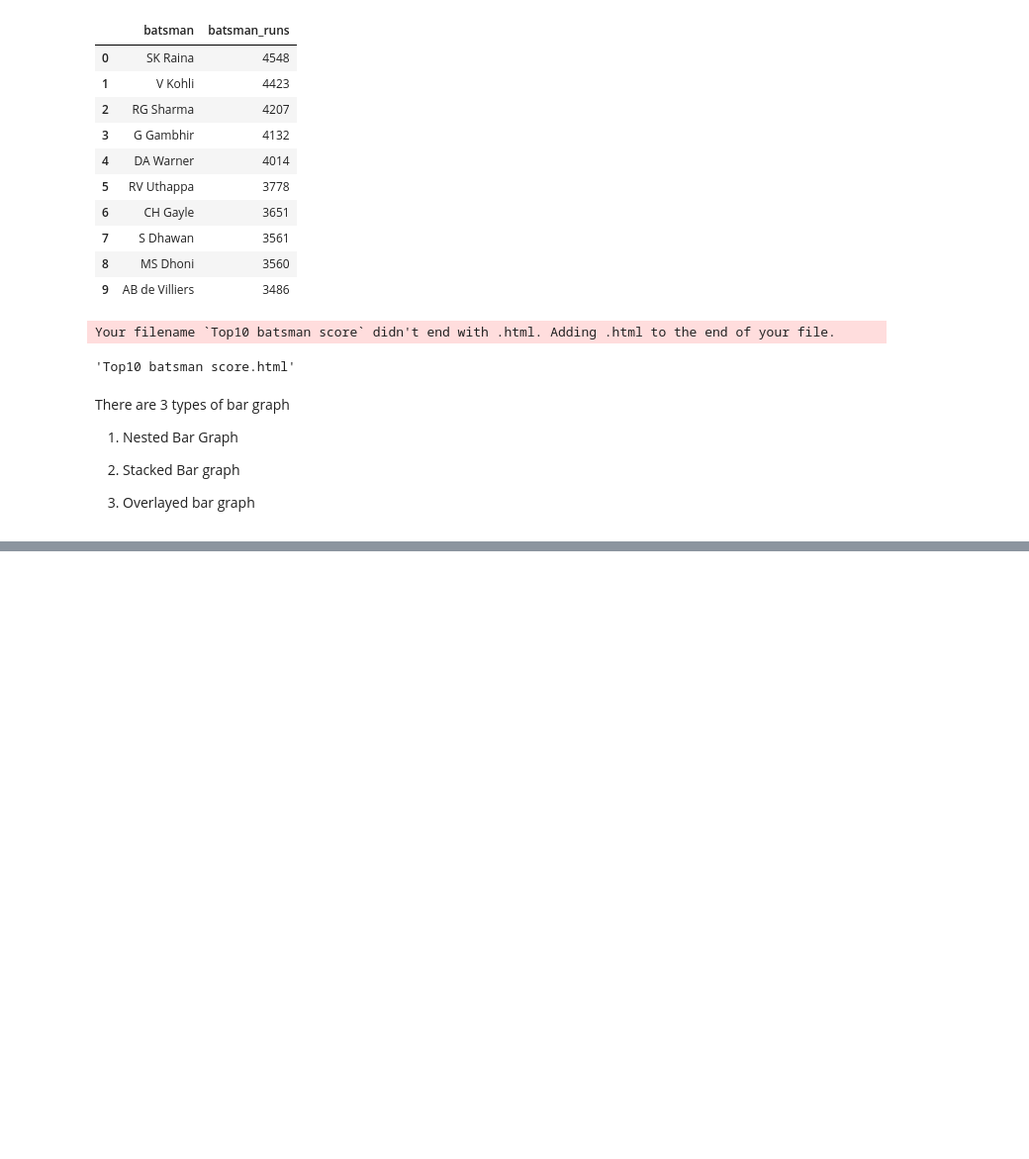
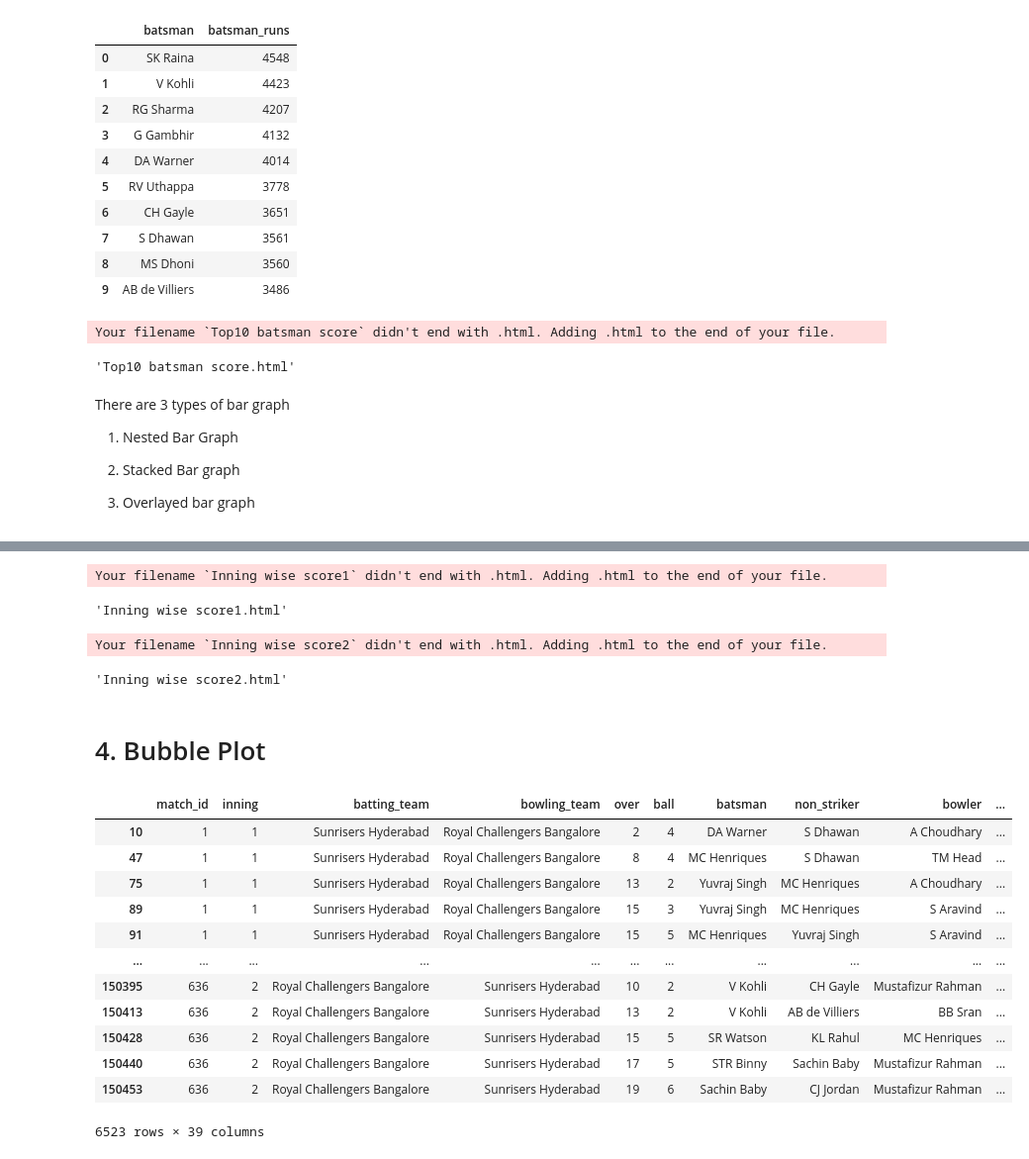
Before and after one commit to Nihar109/plotly, a Jupyter notebook: plotly.ipynb, the cells around one changed output, grey strips where cells are left out. Shown: that part at 99% size. Drawn from its saved outputs; the diff is of its cells as text; code cells hidden in the pictures; blank space fills up the shorter version.

```diff
--- a/plotly.ipynb
+++ b/plotly.ipynb
@@ -565,0 +707,63 @@ There are 3 types of bar graph
+# %%
+# Overlayed bar graph
+trace1 = go.Bar(x=final.batsman,y=final['1st innings'],
+                name = '1st innings',
+               marker = {'color':'#00a65a'})
+
+trace2 = go.Bar(x=final.batsman,y=final['2nd innings'],
+                name = '2nd innings',
+               marker = {'color':'red'})
+data = [trace1,trace2]
+
+layout = go.Layout(title='Inning wise score',
+                  xaxis={'title':'Batsman'},
+                  yaxis={'title':'Batsman_runs'},
+                  barmode= 'overlay')
+
+fig = go.Figure(data=data,layout=layout)
+
+pyo.plot(fig,filename='Inning wise score1')
+# %% [output]
+Your filename `Inning wise score1` didn't end with .html. Adding .html to the end of your file.
+'Inning wise score1.html'
+# %%
+# Stacked Bar graph
+trace1 = go.Bar(x=final.batsman,y=final['1st innings'],
+                name = '1st innings',
+               marker = {'color':'#00a65a'})
+
+trace2 = go.Bar(x=final.batsman,y=final['2nd innings'],
+                name = '2nd innings',
+               marker = {'color':'red'})
+data = [trace1,trace2]
+
+layout = go.Layout(title='Inning wise score',
+                  xaxis={'title':'Batsman'},
+                  yaxis={'title':'Batsman_runs'},
+                  barmode= 'stack')
+
+fig = go.Figure(data=data,layout=layout)
+
+pyo.plot(fig,filename='Inning wise score2')
+# %% [output]
+Your filename `Inning wise score2` didn't end with .html. Adding .html to the end of your file.
+'Inning wise score2.html'
+# %% [markdown]
+# 4. Bubble Plot
+# %%
+ipl_6 = ipl[ipl.batsman_runs==6]
+ipl_6
+# %% [output]
+|  | match_id | inning | batting_team | bowling_team | over | ball | batsman | non_striker | bowler | ... |
+| 10 | 1 | 1 | Sunrisers Hyderabad | Royal Challengers Bangalore | 2 | 4 | DA Warner | S Dhawan | A Choudhary | ... |
+| 47 | 1 | 1 | Sunrisers Hyderabad | Royal Challengers Bangalore | 8 | 4 | MC Henriques | S Dhawan | TM Head | ... |
+| 75 | 1 | 1 | Sunrisers Hyderabad | Royal Challengers Bangalore | 13 | 2 | Yuvraj Singh | MC Henriques | A Choudhary | ... |
+| 89 | 1 | 1 | Sunrisers Hyderabad | Royal Challengers Bangalore | 15 | 3 | Yuvraj Singh | MC Henriques | S Aravind | ... |
+| 91 | 1 | 1 | Sunrisers Hyderabad | Royal Challengers Bangalore | 15 | 5 | MC Henriques | Yuvraj Singh | S Aravind | ... |
+| ... | ... | ... | ... | ... | ... | ... | ... | ... | ... | ... |
+| 150395 | 636 | 2 | Royal Challengers Bangalore | Sunrisers Hyderabad | 10 | 2 | V Kohli | CH Gayle | Mustafizur Rahman | ... |
+| 150413 | 636 | 2 | Royal Challengers Bangalore | Sunrisers Hyderabad | 13 | 2 | V Kohli | AB de Villiers | BB Sran | ... |
+| 150428 | 636 | 2 | Royal Challengers Bangalore | Sunrisers Hyderabad | 15 | 5 | SR Watson | KL Rahul | MC Henriques | ... |
+| 150440 | 636 | 2 | Royal Challengers Bangalore | Sunrisers Hyderabad | 17 | 5 | STR Binny | Sachin Baby | Mustafizur Rahman | ... |
+| 150453 | 636 | 2 | Royal Challengers Bangalore | Sunrisers Hyderabad | 19 | 6 | Sachin Baby | CJ Jordan | Mustafizur Rahman | ... |
+6523 rows × 39 columns
```
Also changed, not shown: parts of 39 cells of this notebook, 9 other files.
